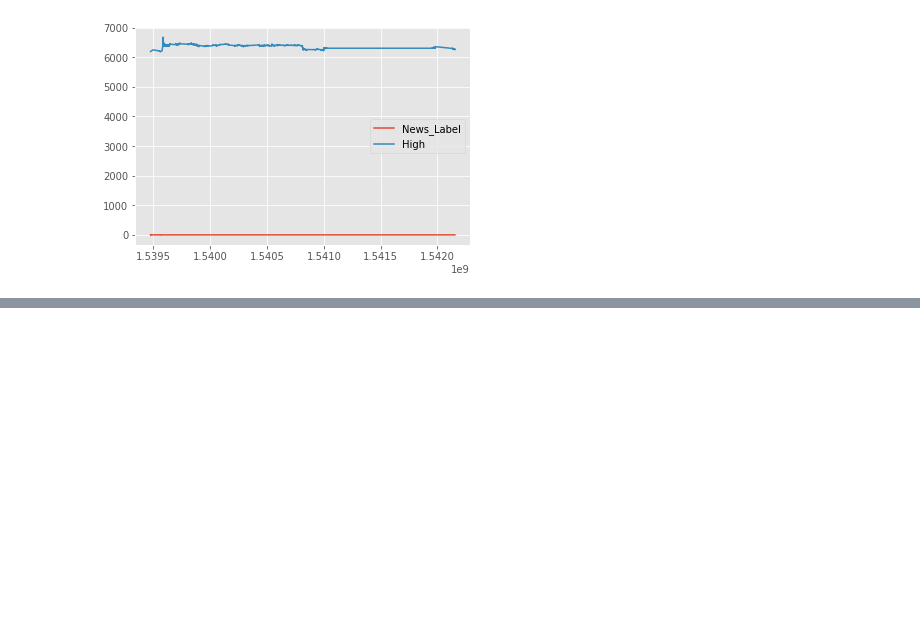
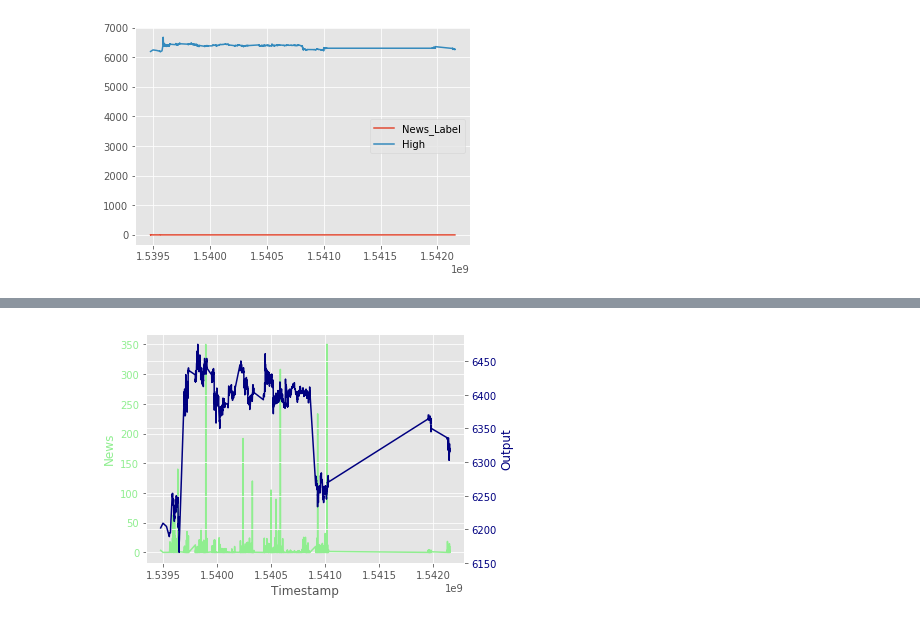
Before and after one commit to InamdarAbid/PredictCrypto, a Jupyter notebook: RandomForest/Final_demo/Work2.ipynb, the cells around one changed output, grey strips where cells are left out. Saved outputs shown, nothing was run; the diff lists cells and outputs as text; code cells hidden in the pictures; blank space fills up the shorter version.

```diff
--- a/RandomForest/Final_demo/Work2.ipynb
+++ b/RandomForest/Final_demo/Work2.ipynb
@@ -79,0 +141,4 @@ plt.show()
+# %%
+draw_relation(y,df.Volume)
+# %% [output]
+[figure, added]
```
Also changed, not shown: parts of 8 cells of this notebook.
